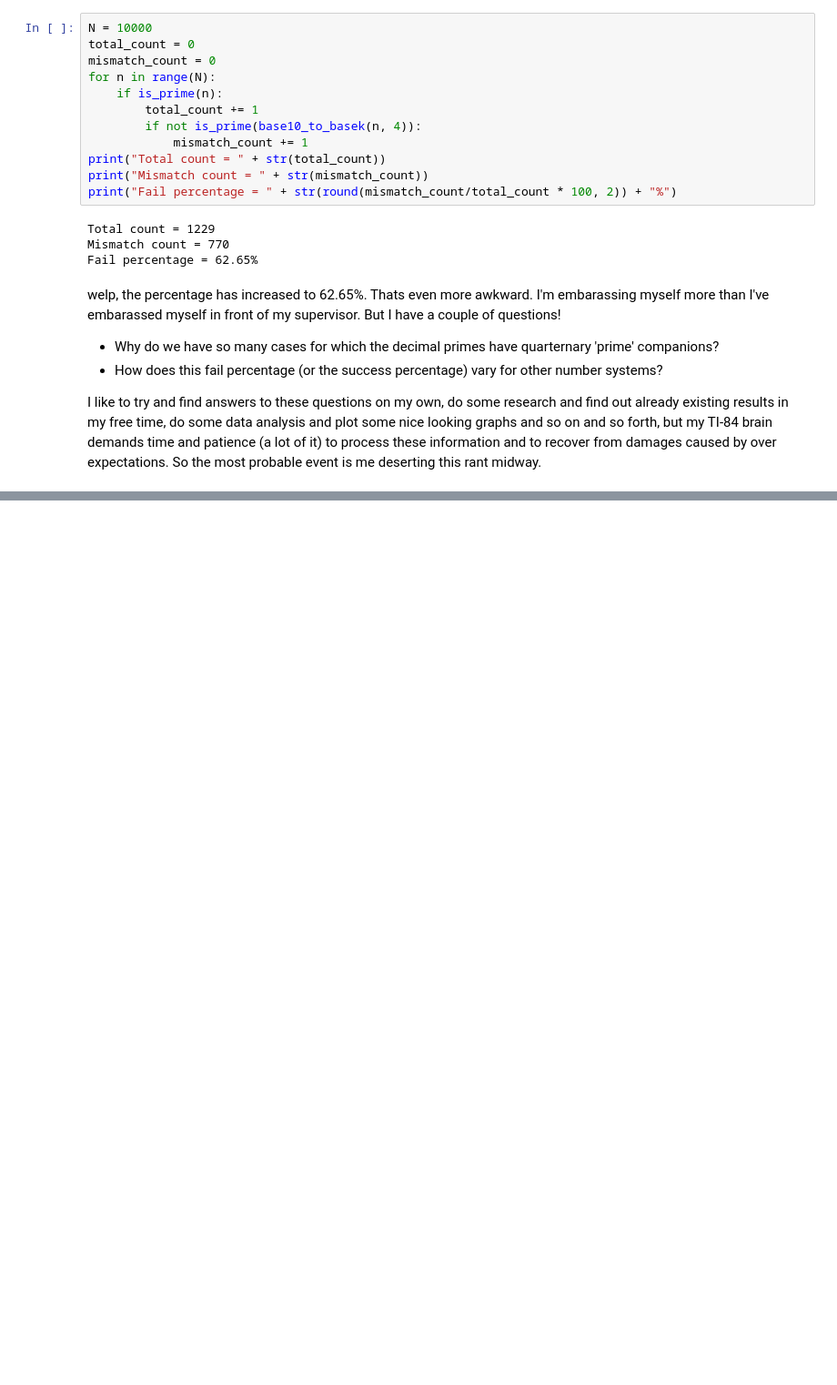
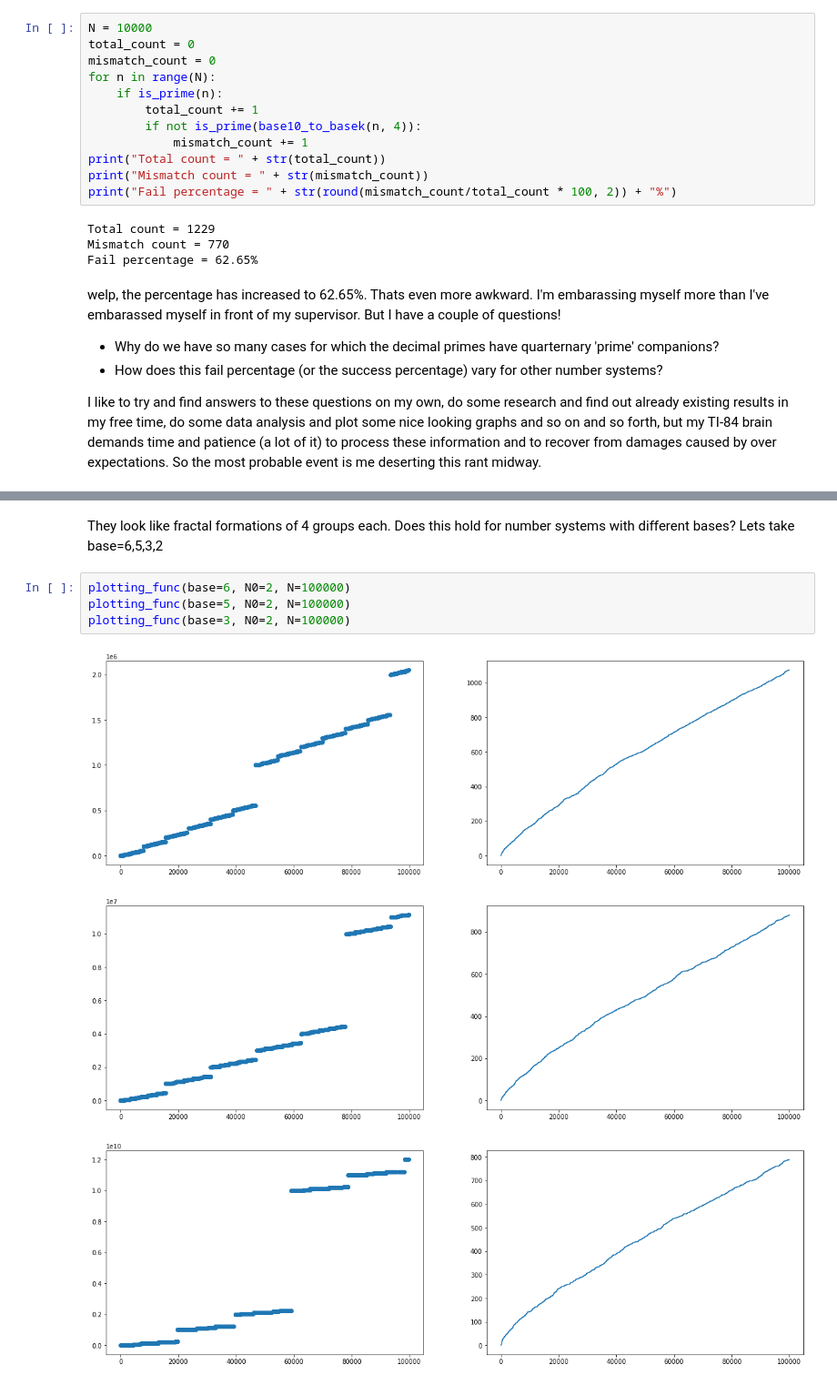
Before and after one commit to VivekThazhathattil/blah, a Jupyter notebook: rant_prime_number_fail.ipynb, the cells around one changed output, grey strips where cells are left out. Shown at 91% size. Saved outputs shown, nothing was run; the diff lists cells and outputs as text; blank space fills up the shorter version.

Commit message:
observe fractal formation

```diff
--- a/rant_prime_number_fail.ipynb
+++ b/rant_prime_number_fail.ipynb
@@ -122,0 +155,10 @@ I like to try and find answers to these questions on my own, do some research an
+# %% [markdown]
+They look like fractal formations of 4 groups each. Does this hold for number systems with different bases? Lets take base=6,5,3,2
+# %%
+plotting_func(base=6, N0=2, N=100000)
+plotting_func(base=5, N0=2, N=100000)
+plotting_func(base=3, N0=2, N=100000)
+# %% [output]
+[figure, added]
+[figure, added]
+[figure, added]
```
Also changed, not shown: parts of 5 cells of this notebook.
